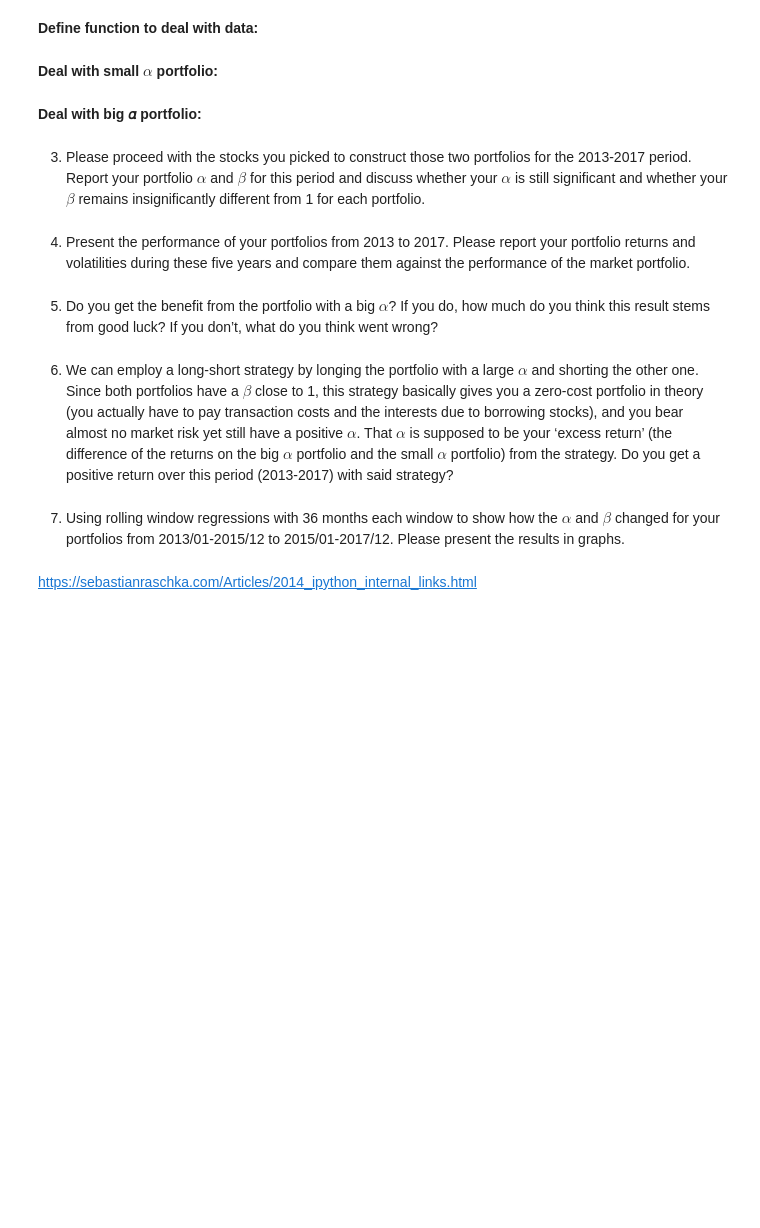
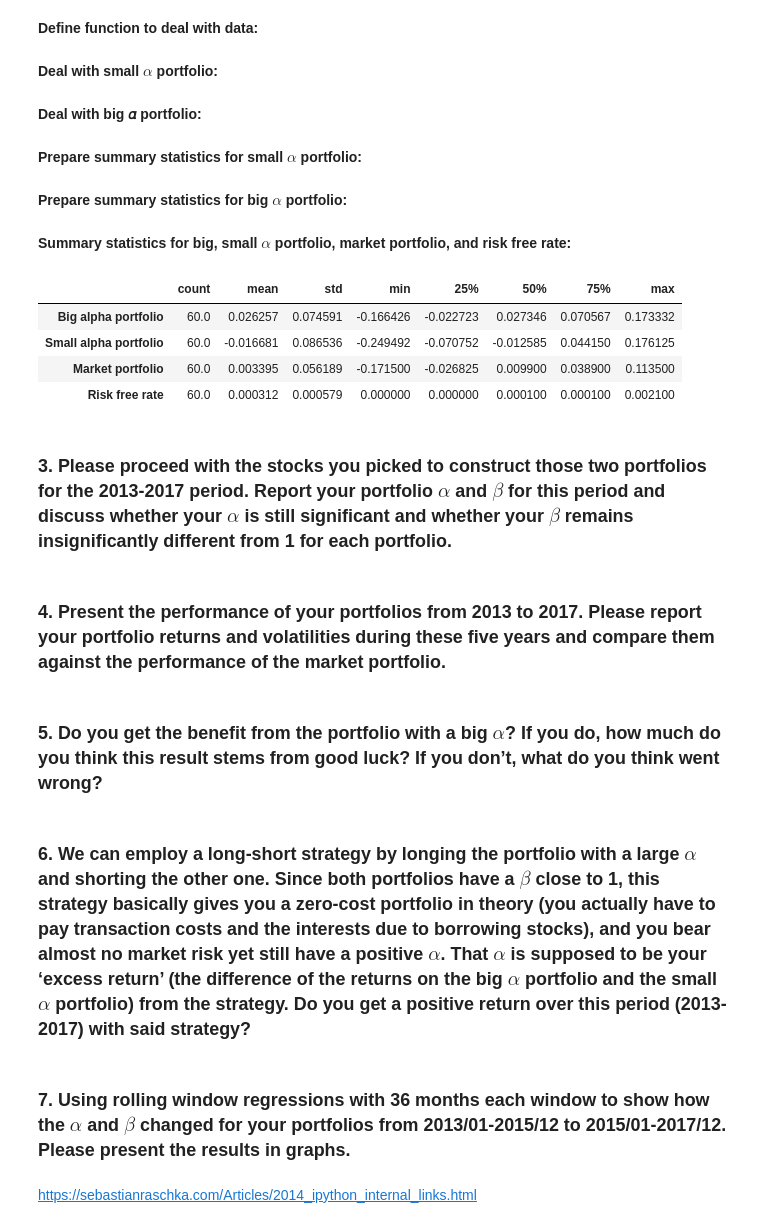
Before and after one commit to Andy-Liu66/2018NCCU-Econometrics, a Jupyter notebook: Homework 1/Homework 1.ipynb, the cells around one changed output. Drawn from its saved outputs; the diff is of its cells as text; code cells hidden in the pictures; blank space fills up the shorter version.

```diff
--- a/Homework 1/Homework 1.ipynb
+++ b/Homework 1/Homework 1.ipynb
@@ -309,7 +317,9 @@ small_alpha_stocks = small_alpha_stocks.groupby("PERMNO").apply(
 small_alpha_stocks = small_alpha_stocks.drop("PERMNO", axis=1).reset_index(level=False)
 
 # group small_alpha_stocks by "DATE" column, and apply "calcuate_weight" function to each group
-small_alpha_stocks = small_alpha_stocks.dropna().groupby("DATE").apply(lambda x: calcuate_weight(x))
+small_alpha_stocks = small_alpha_stocks.dropna().groupby("DATE").apply(
+    lambda x: calcuate_weight(x)
+)
 
 # calculate each stock's return according to its weight
 small_alpha_stocks["VWPRet"] = small_alpha_stocks["RET"] *small_alpha_stocks["WGT"]
@@ -345,7 +355,9 @@ big_alpha_stocks = big_alpha_stocks.groupby("PERMNO").apply(
 big_alpha_stocks = big_alpha_stocks.drop("PERMNO", axis=1).reset_index(level=False)
 
 # group big_alpha_stocks by "DATE" column, and apply "calcuate_weight" function to each group
-big_alpha_stocks = big_alpha_stocks.dropna().groupby("DATE").apply(lambda x: calcuate_weight(x))
+big_alpha_stocks = big_alpha_stocks.dropna().groupby("DATE").apply(
+    lambda x: calcuate_weight(x)
+)
 
 # calculate each stock's return according to its weight
 big_alpha_stocks["VWPRet"] = big_alpha_stocks["RET"] *big_alpha_stocks["WGT"]
@@ -353,3 +365,5 @@ big_alpha_stocks["VWPRet"] = big_alpha_stocks["RET"] *big_alpha_stocks["WGT"]
 # calculate portfolio's return according to each time frame
 big_alpha_return = big_alpha_stocks.groupby("DATE").sum()["VWPRet"]
 big_alpha_return = pd.DataFrame(big_alpha_return)
+# %% [markdown]
+**Prepare summary statistics for small $\alpha$ portfolio:**
@@ -356,12 +394,54 @@ big_alpha_return = pd.DataFrame(big_alpha_return)
+# %% [markdown]
+**Prepare summary statistics for big $\alpha$ portfolio:**
+# %%
+# select time frame for portfolio
+temp_return = big_alpha_return[(big_alpha_return.index > date_start) &
+                                 (big_alpha_return.index <= date_end)]
+
+# select time frame for RM
+temp_RM = RM[(RM.DATE > date_start) & (RM.DATE <= date_end)]
+
+# calculate market portfolio's return
+temp_RM = temp_RM.copy()
+temp_RM["RM"] = temp_RM["RF"] + temp_RM["MKTRF"]
+
+# create "DATE" column(key) to merge "temp_return" and "temp_RM"
+temp_return = temp_return.copy()
+temp_return["DATE"] = temp_return.index
+
+# merge "temp_return" and "temp_RM"
+big_alpha_result = temp_return.merge(temp_RM, on="DATE")
+
+# drop redundant column
+big_alpha_result.drop(["DATE", "MKTRF"], axis=1, inplace=True)
+
+# rename columns
+big_alpha_result.columns = ["Big alpha portfolio", "Risk free rate", "Market portfolio"]
+# %% [markdown]
+**Summary statistics for big, small $\alpha$ portfolio, market portfolio, and risk free rate:**
+# %%
+result = pd.concat([small_alpha_result.describe(),
+                    big_alpha_result.describe()], axis=1)
+
+result = result[["Big alpha portfolio", "Small alpha portfolio",
+                 "Market portfolio", "Risk free rate"]]
+
+result.T.drop_duplicates()
+# %% [output]
+|  | count | mean | std | min | 25% | 50% | 75% | max |
+| Big alpha portfolio | 60.0 | 0.026257 | 0.074591 | -0.166426 | -0.022723 | 0.027346 | 0.070567 | 0.173332 |
+| Small alpha portfolio | 60.0 | -0.016681 | 0.086536 | -0.249492 | -0.070752 | -0.012585 | 0.044150 | 0.176125 |
+| Market portfolio | 60.0 | 0.003395 | 0.056189 | -0.171500 | -0.026825 | 0.009900 | 0.038900 | 0.113500 |
+| Risk free rate | 60.0 | 0.000312 | 0.000579 | 0.000000 | 0.000000 | 0.000100 | 0.000100 | 0.002100 |
 # %% [markdown]
-3. Please proceed with the stocks you picked to construct those two portfolios for the 2013-2017 period. Report your portfolio $\alpha$ and $\beta$ for this period and discuss whether your $\alpha$ is still significant and whether your $\beta$ remains insignificantly different from 1 for each portfolio.
+### 3. Please proceed with the stocks you picked to construct those two portfolios for the 2013-2017 period. Report your portfolio $\alpha$ and $\beta$ for this period and discuss whether your $\alpha$ is still significant and whether your $\beta$ remains insignificantly different from 1 for each portfolio.
 # %% [markdown]
-4. Present the performance of your portfolios from 2013 to 2017. Please report your portfolio returns and volatilities during these five years and compare them against the performance of the market portfolio.
+### 4. Present the performance of your portfolios from 2013 to 2017. Please report your portfolio returns and volatilities during these five years and compare them against the performance of the market portfolio.
 # %% [markdown]
-5. Do you get the benefit from the portfolio with a big $\alpha$? If you do, how much do you think this result stems from good luck? If you don’t, what do you think went wrong?
+### 5. Do you get the benefit from the portfolio with a big $\alpha$? If you do, how much do you think this result stems from good luck? If you don’t, what do you think went wrong?
 # %% [markdown]
-6. We can employ a long-short strategy by longing the portfolio with a large $\alpha$ and shorting the other one. Since both portfolios have a $\beta$ close to 1, this strategy basically gives you a zero-cost portfolio in theory (you actually have to pay transaction costs and the interests due to borrowing stocks), and you bear almost no market risk yet still have a positive $\alpha$. That $\alpha$ is supposed to be your ‘excess return’ (the difference of the returns on the big $\alpha$ portfolio and the small $\alpha$ portfolio) from the strategy. Do you get a positive return over this period (2013-2017) with said strategy?
+### 6. We can employ a long-short strategy by longing the portfolio with a large $\alpha$ and shorting the other one. Since both portfolios have a $\beta$ close to 1, this strategy basically gives you a zero-cost portfolio in theory (you actually have to pay transaction costs and the interests due to borrowing stocks), and you bear almost no market risk yet still have a positive $\alpha$. That $\alpha$ is supposed to be your ‘excess return’ (the difference of the returns on the big $\alpha$ portfolio and the small $\alpha$ portfolio) from the strategy. Do you get a positive return over this period (2013-2017) with said strategy?
 # %% [markdown]
-7. Using rolling window regressions with 36 months each window to show how the $\alpha$ and $\beta$ changed for your portfolios from 2013/01-2015/12 to 2015/01-2017/12. Please present the results in graphs.
+### 7. Using rolling window regressions with 36 months each window to show how the $\alpha$ and $\beta$ changed for your portfolios from 2013/01-2015/12 to 2015/01-2017/12. Please present the results in graphs.
 # %% [markdown]
 https://sebastianraschka.com/Articles/2014_ipython_internal_links.html
```
Also changed, not shown: parts of 14 cells of this notebook.
